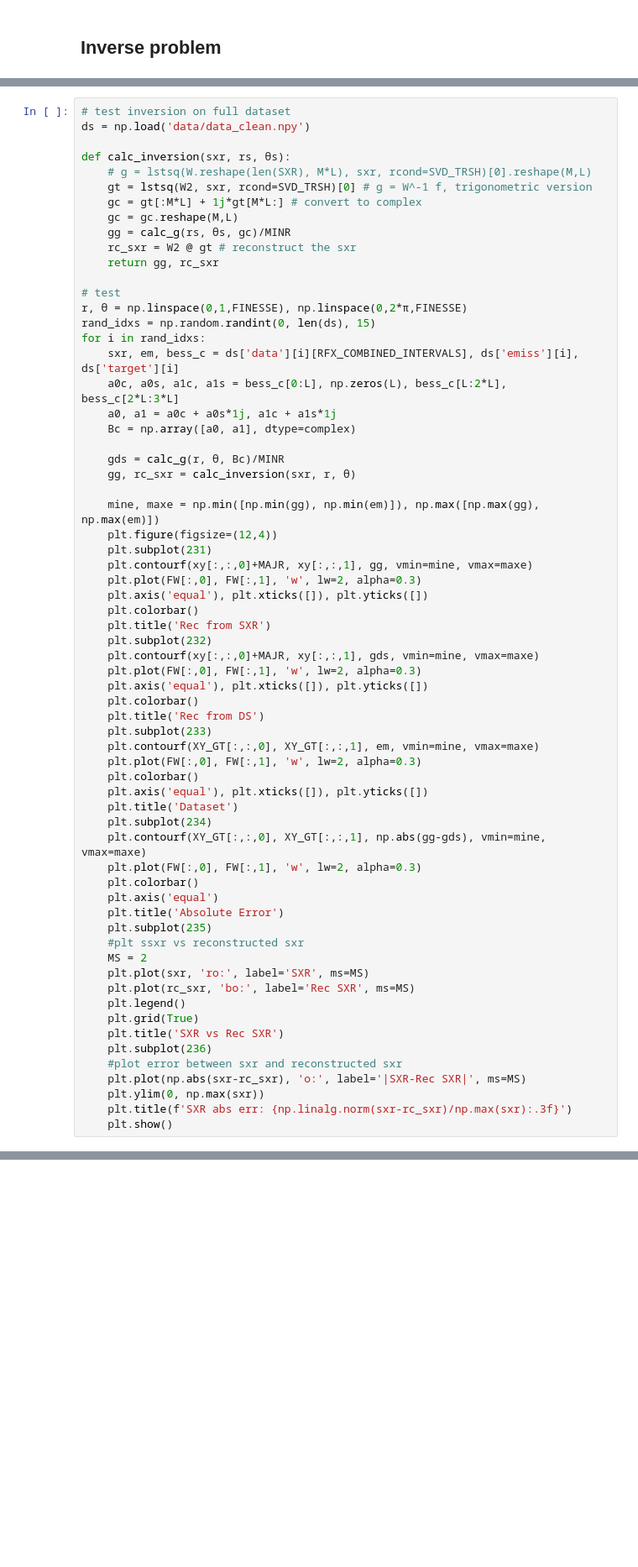
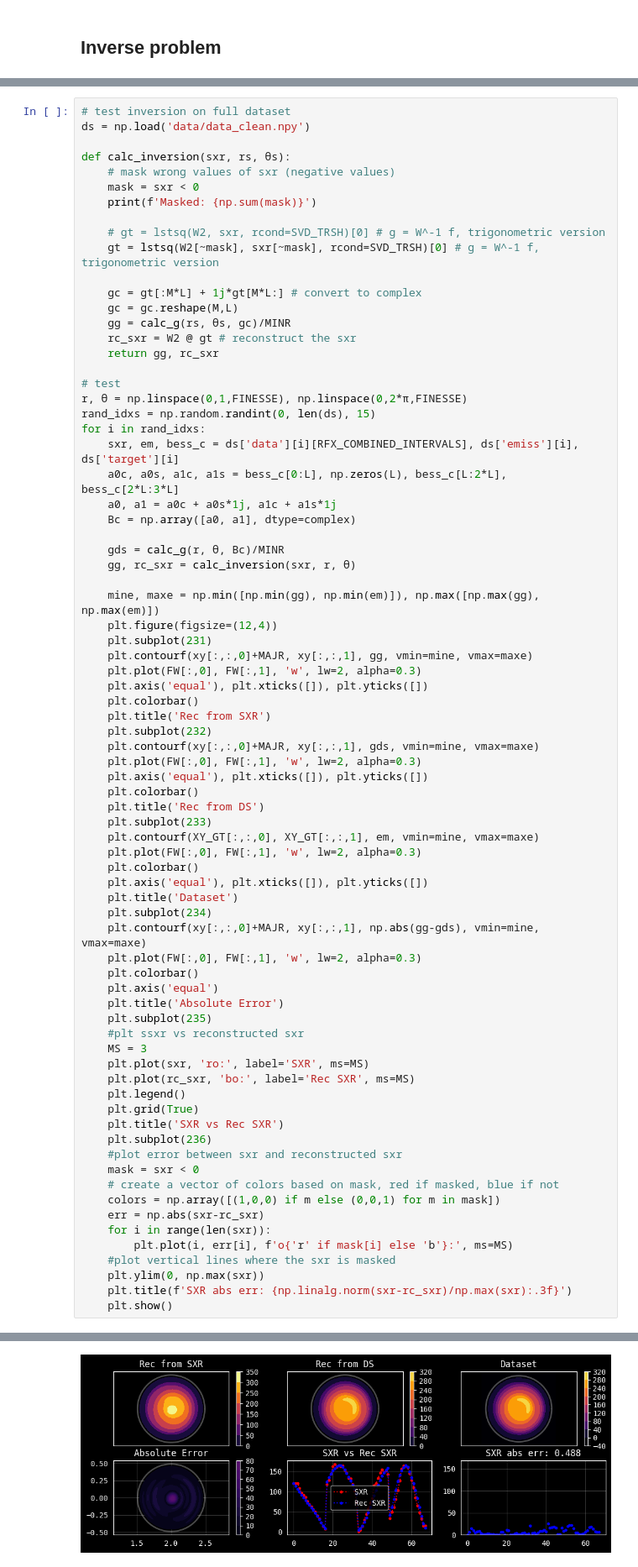
Before and after one commit to matgrand/tomo_ml, a Jupyter notebook: cormack.ipynb, the cells around one changed output, grey strips where cells are left out. Shown at 84% size. Saved outputs shown, nothing was run; the diff lists cells and outputs as text; blank space fills up the shorter version.

Commit message:
with figures, masked sxr

```diff
--- a/cormack.ipynb
+++ b/cormack.ipynb
@@ -546,8 +593,13 @@ plt.show()
 ds = np.load('data/data_clean.npy')
 
 def calc_inversion(sxr, rs, θs):
-    # g = lstsq(W.reshape(len(SXR), M*L), sxr, rcond=SVD_TRSH)[0].reshape(M,L)
-    gt = lstsq(W2, sxr, rcond=SVD_TRSH)[0] # g = W^-1 f, trigonometric version
+    # mask wrong values of sxr (negative values)
+    mask = sxr < 0
+    print(f'Masked: {np.sum(mask)}')
+
+    # gt = lstsq(W2, sxr, rcond=SVD_TRSH)[0] # g = W^-1 f, trigonometric version
+    gt = lstsq(W2[~mask], sxr[~mask], rcond=SVD_TRSH)[0] # g = W^-1 f, trigonometric version
+
     gc = gt[:M*L] + 1j*gt[M*L:] # convert to complex
     gc = gc.reshape(M,L)
     gg = calc_g(rs, θs, gc)/MINR
@@ -587,14 +639,14 @@ for i in rand_idxs:
     plt.axis('equal'), plt.xticks([]), plt.yticks([])
     plt.title('Dataset')
     plt.subplot(234)
-    plt.contourf(XY_GT[:,:,0], XY_GT[:,:,1], np.abs(gg-gds), vmin=mine, vmax=maxe)
+    plt.contourf(xy[:,:,0]+MAJR, xy[:,:,1], np.abs(gg-gds), vmin=mine, vmax=maxe)
     plt.plot(FW[:,0], FW[:,1], 'w', lw=2, alpha=0.3)
     plt.colorbar()
     plt.axis('equal')
     plt.title('Absolute Error')
     plt.subplot(235)
     #plt ssxr vs reconstructed sxr
-    MS = 2
+    MS = 3
     plt.plot(sxr, 'ro:', label='SXR', ms=MS)
     plt.plot(rc_sxr, 'bo:', label='Rec SXR', ms=MS)
     plt.legend()
@@ -602,7 +654,14 @@ for i in rand_idxs:
     plt.title('SXR vs Rec SXR')
     plt.subplot(236)
     #plot error between sxr and reconstructed sxr
-    plt.plot(np.abs(sxr-rc_sxr), 'o:', label='|SXR-Rec SXR|', ms=MS)
+    mask = sxr < 0
+    # create a vector of colors based on mask, red if masked, blue if not
+    colors = np.array([(1,0,0) if m else (0,0,1) for m in mask])
+    err = np.abs(sxr-rc_sxr)
+    for i in range(len(sxr)):
+        plt.plot(i, err[i], f'o{'r' if mask[i] else 'b'}:', ms=MS)
+    #plot vertical lines where the sxr is masked
     plt.ylim(0, np.max(sxr))
     plt.title(f'SXR abs err: {np.linalg.norm(sxr-rc_sxr)/np.max(sxr):.3f}')
     plt.show()
+# %% [output]
@@ -608,0 +669 @@ for i in rand_idxs:
+[figure, added]
```
Also changed, not shown: parts of 11 cells of this notebook.
